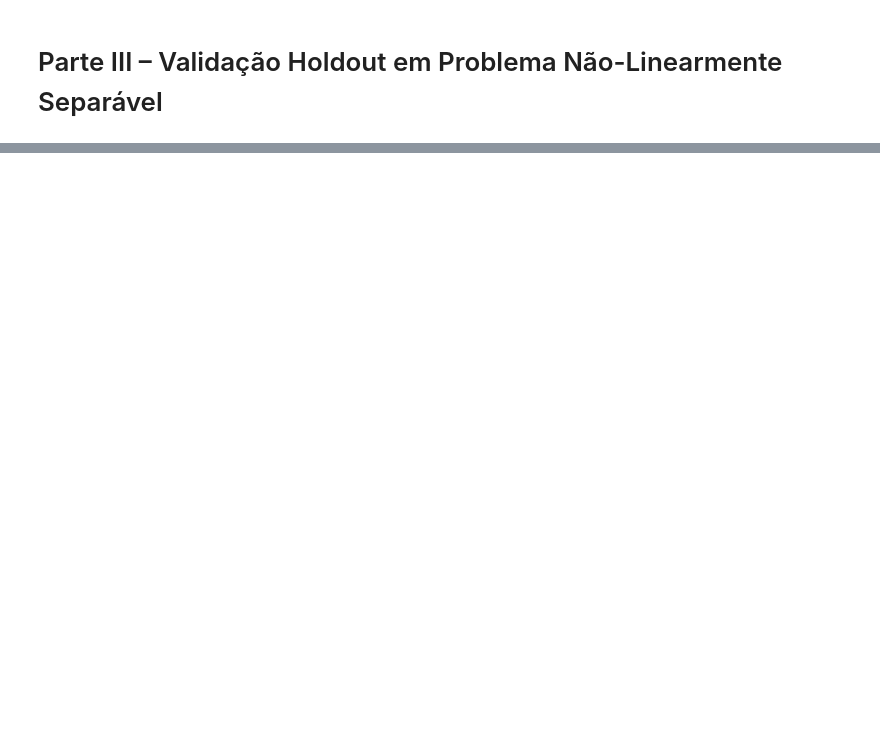
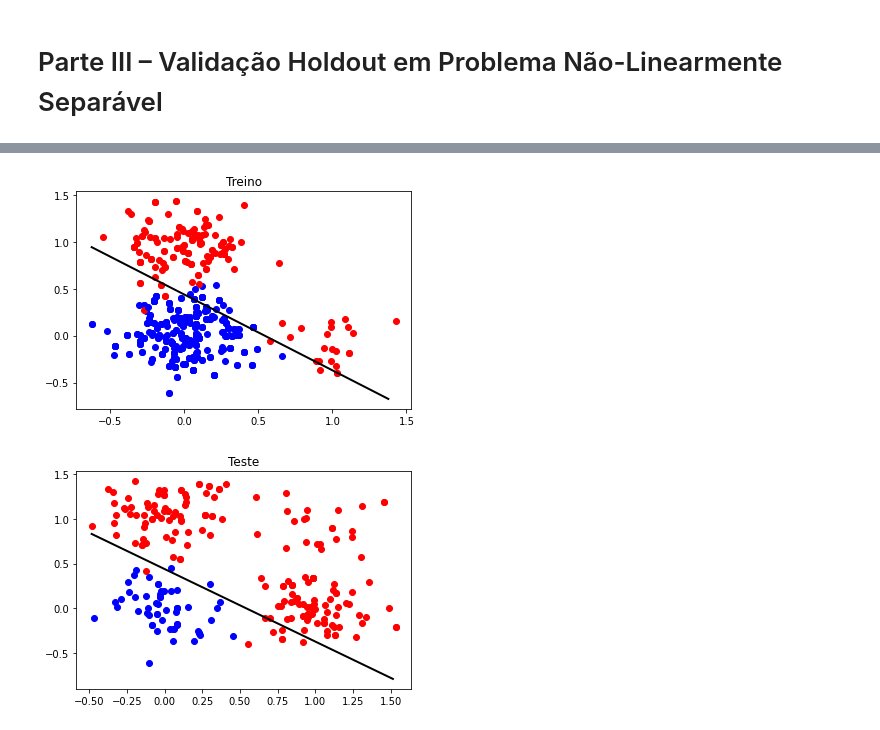
Before and after one commit to migvanderlei/rna-2-1, a Jupyter notebook: rna_rosenblatt_perceptron.ipynb, the cells around one changed output, grey strips where cells are left out. Cells and saved outputs as stored; diff of their text form; code cells hidden in the pictures; blank space fills up the shorter version.

```diff
--- a/rna_rosenblatt_perceptron.ipynb
+++ b/rna_rosenblatt_perceptron.ipynb
@@ -212,0 +307,9 @@ print(tabela)
+# %%
+data_teste = np.append(X_test, y_test, axis=1)
+data_treino = np.append(X_train, y_train, axis=1)
+
+plot(data_treino, p.pesos, "Treino")
+plot(data_teste, p.pesos, "Teste")
+# %% [output]
+[figure, added]
+[figure, added]
```
Also changed, not shown: parts of 15 cells of this notebook.
